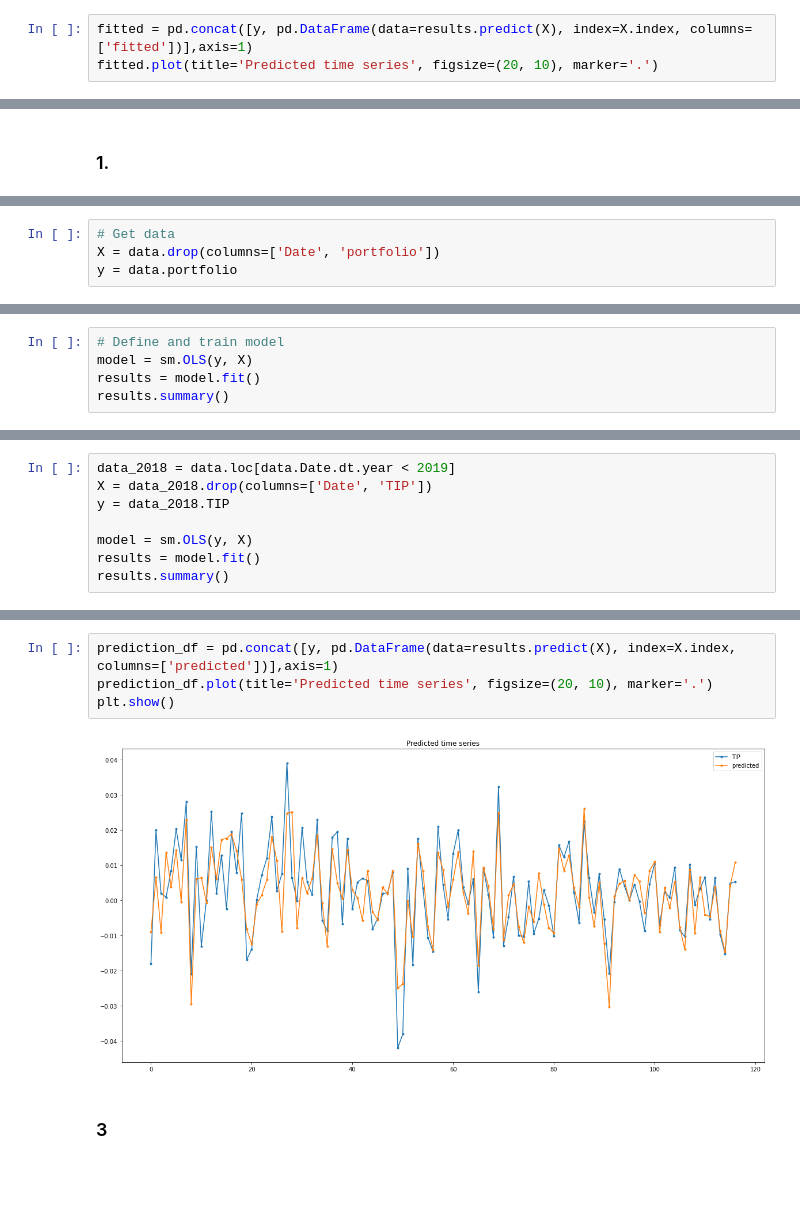
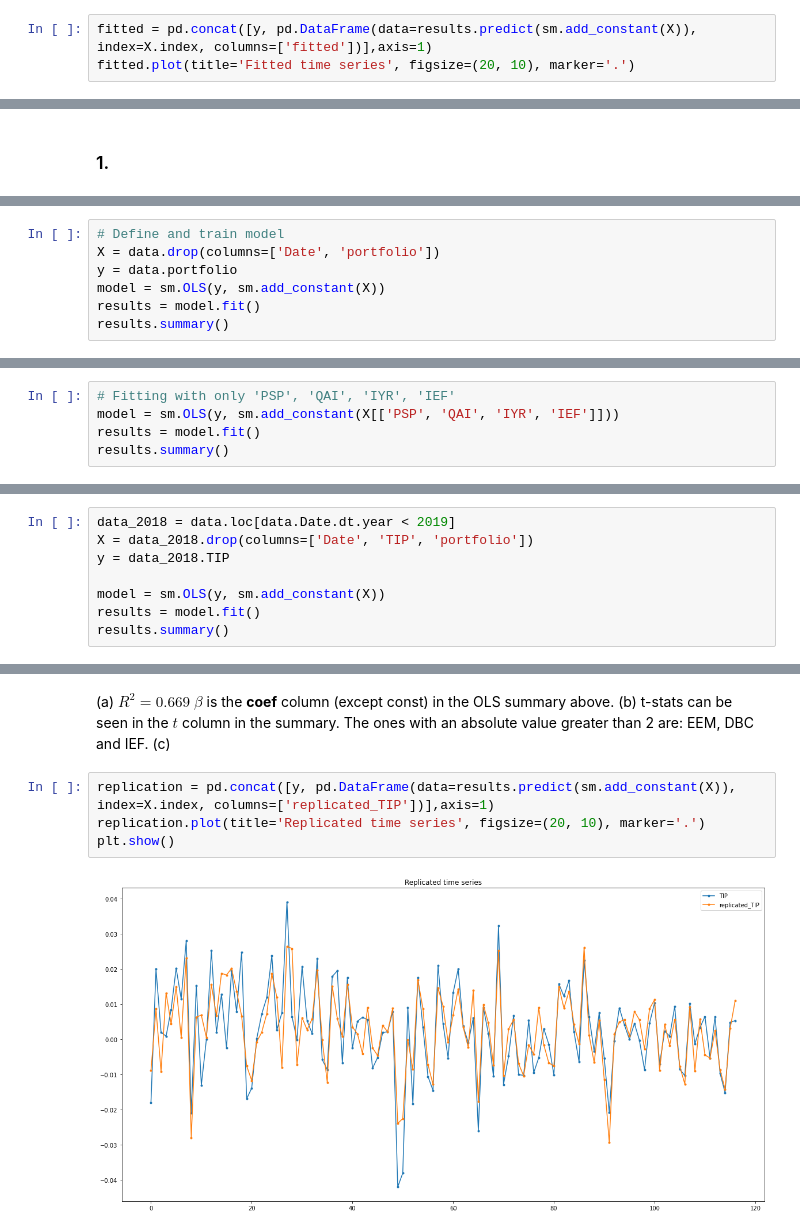
Before and after one commit to ebdaniel/drw-dataanalysis-2022, a Jupyter notebook: hw_1.ipynb, the cells around one changed output, grey strips where cells are left out. Saved outputs shown, nothing was run; the diff lists cells and outputs as text; blank space fills up the shorter version.

```diff
--- a/hw_1.ipynb
+++ b/hw_1.ipynb
@@ -94,6 +87,6 @@ $R^{2} = 0.832$ </br>
 # %% [markdown]
 ### 3. Time series of fitted regression
 # %%
-fitted = pd.concat([y, pd.DataFrame(data=results.predict(X), index=X.index, columns=['fitted'])],axis=1)
-fitted.plot(title='Predicted time series', figsize=(20, 10), marker='.')
+fitted = pd.concat([y, pd.DataFrame(data=results.predict(sm.add_constant(X)), index=X.index, columns=['fitted'])],axis=1)
+fitted.plot(title='Fitted time series', figsize=(20, 10), marker='.')
 # %% [output]
@@ -129,4 +124,7 @@ $\epsilon_{t}$ should have higher correlation with $r_{t}^{hyg}$ because the con
 # %%
-# Get data
+# Define and train model
 X = data.drop(columns=['Date', 'portfolio'])
 y = data.portfolio
+model = sm.OLS(y, sm.add_constant(X))
+results = model.fit()
+results.summary()
@@ -133,6 +185,6 @@ y = data.portfolio
 # %%
-# Define and train model
-model = sm.OLS(y, X)
+# Fitting with only 'PSP', 'QAI', 'IYR', 'IEF'
+model = sm.OLS(y, sm.add_constant(X[['PSP', 'QAI', 'IYR', 'IEF']]))
 results = model.fit()
 results.summary()
 # %% [output]
@@ -260,9 +222,9 @@ Notes:
 # %%
 data_2018 = data.loc[data.Date.dt.year < 2019]
-X = data_2018.drop(columns=['Date', 'TIP'])
+X = data_2018.drop(columns=['Date', 'TIP', 'portfolio'])
 y = data_2018.TIP
 
-model = sm.OLS(y, X)
+model = sm.OLS(y, sm.add_constant(X))
 results = model.fit()
 results.summary()
 # %% [output]
@@ -301,8 +262,11 @@ strong multicollinearity problems or that the design matrix is singular.
+# %% [markdown]
+(a) $R^{2} = 0.669$ </br>
+**$\beta$** is the **coef** column (except const) in the OLS summary above. </br>
+(b) t-stats can be seen in the $t$ column in the summary. The ones with an absolute value greater than 2 are: EEM, DBC and IEF. </br>
+(c)
 # %%
-prediction_df = pd.concat([y, pd.DataFrame(data=results.predict(X), index=X.index, columns=['predicted'])],axis=1)
-prediction_df.plot(title='Predicted time series', figsize=(20, 10), marker='.')
+replication = pd.concat([y, pd.DataFrame(data=results.predict(sm.add_constant(X)), index=X.index, columns=['replicated_TIP'])],axis=1)
+replication.plot(title='Replicated time series', figsize=(20, 10), marker='.')
 plt.show()
 # %% [output]
-[figure, old version]
+[figure, new version]
-# %% [markdown]
-### 3
```
Also changed, not shown: parts of 32 cells of this notebook, 3 other files.
